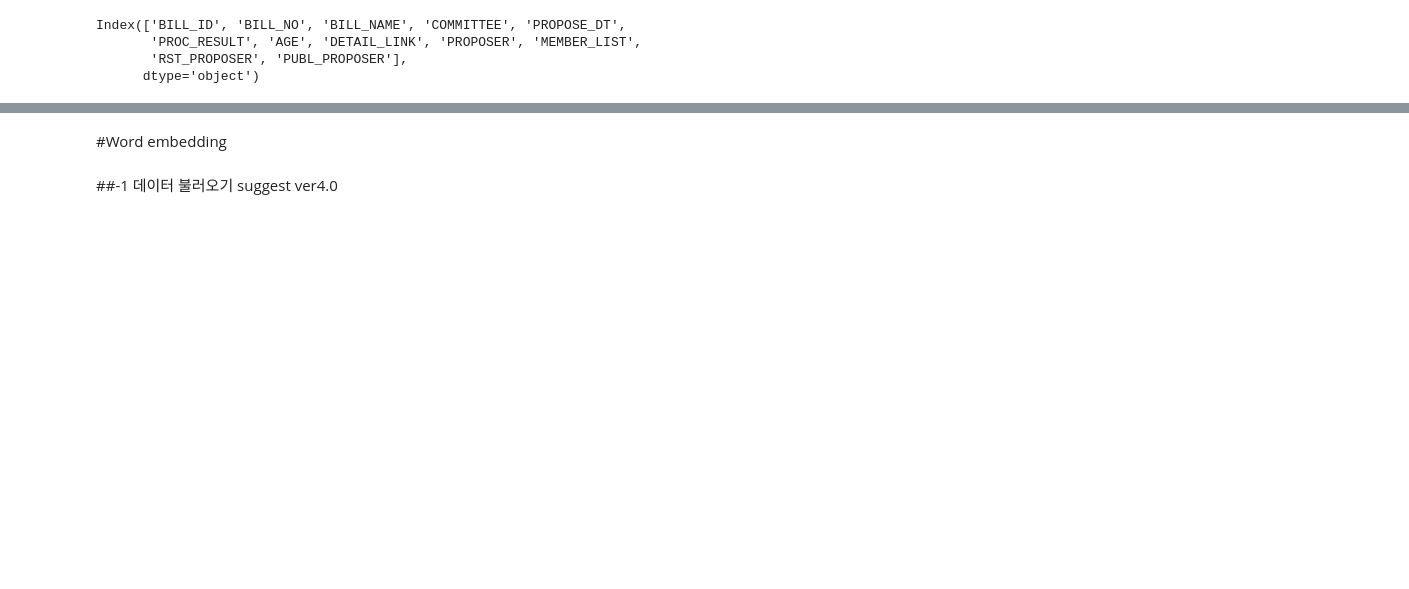
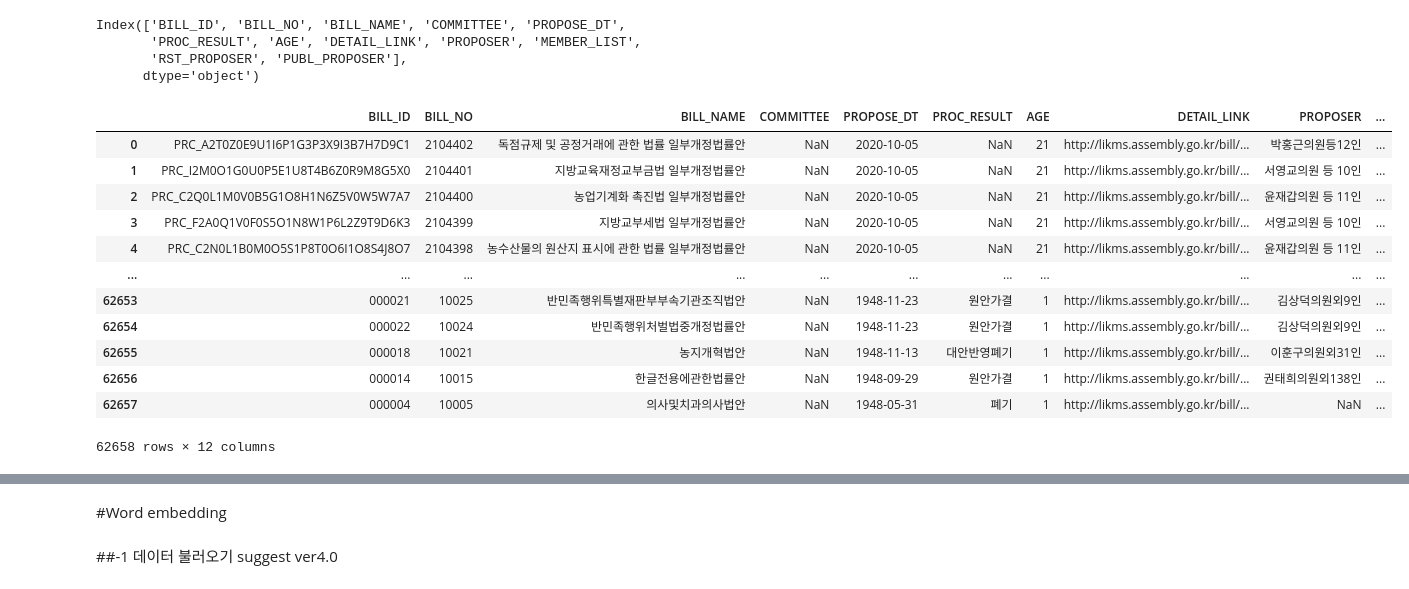
Before and after one commit to junyeonlee/Dacon_Competition, a Jupyter notebook: 20210310_국회입법1.ipynb, the cells around one changed output, grey strips where cells are left out. Cells and saved outputs as stored; diff of their text form; code cells hidden in the pictures; blank space fills up the shorter version.

```diff
--- a/20210310_국회입법1.ipynb
+++ b/20210310_국회입법1.ipynb
@@ -293,3 +382,19 @@ Index(['BILL_ID', 'BILL_NO', 'BILL_NAME', 'COMMITTEE', 'PROPOSE_DT',
        'PROC_RESULT', 'AGE', 'DETAIL_LINK', 'PROPOSER', 'MEMBER_LIST',
        'RST_PROPOSER', 'PUBL_PROPOSER'],
       dtype='object')
+# %%
+sug
+# %% [output]
+|  | BILL_ID | BILL_NO | BILL_NAME | COMMITTEE | PROPOSE_DT | PROC_RESULT | AGE | DETAIL_LINK | PROPOSER | ... |
+| 0 | PRC_A2T0Z0E9U1I6P1G3P3X9I3B7H7D9C1 | 2104402 | 독점규제 및 공정거래에 관한 법률 일부개정법률안 | NaN | 2020-10-05 | NaN | 21 | http://likms.assembly.go.kr/bill/... | 박홍근의원등12인 | ... |
+| 1 | PRC_I2M0O1G0U0P5E1U8T4B6Z0R9M8G5X0 | 2104401 | 지방교육재정교부금법 일부개정법률안 | NaN | 2020-10-05 | NaN | 21 | http://likms.assembly.go.kr/bill/... | 서영교의원 등 10인 | ... |
+| 2 | PRC_C2Q0L1M0V0B5G1O8H1N6Z5V0W5W7A7 | 2104400 | 농업기계화 촉진법 일부개정법률안 | NaN | 2020-10-05 | NaN | 21 | http://likms.assembly.go.kr/bill/... | 윤재갑의원 등 11인 | ... |
+| 3 | PRC_F2A0Q1V0F0S5O1N8W1P6L2Z9T9D6K3 | 2104399 | 지방교부세법 일부개정법률안 | NaN | 2020-10-05 | NaN | 21 | http://likms.assembly.go.kr/bill/... | 서영교의원 등 10인 | ... |
+| 4 | PRC_C2N0L1B0M0O5S1P8T0O6I1O8S4J8O7 | 2104398 | 농수산물의 원산지 표시에 관한 법률 일부개정법률안 | NaN | 2020-10-05 | NaN | 21 | http://likms.assembly.go.kr/bill/... | 윤재갑의원 등 11인 | ... |
+| ... | ... | ... | ... | ... | ... | ... | ... | ... | ... | ... |
+| 62653 | 000021 | 10025 | 반민족행위특별재판부부속기관조직법안 | NaN | 1948-11-23 | 원안가결 | 1 | http://likms.assembly.go.kr/bill/... | 김상덕의원외9인 | ... |
+| 62654 | 000022 | 10024 | 반민족행위처벌법중개정법률안 | NaN | 1948-11-23 | 원안가결 | 1 | http://likms.assembly.go.kr/bill/... | 김상덕의원외9인 | ... |
+| 62655 | 000018 | 10021 | 농지개혁법안 | NaN | 1948-11-13 | 대안반영폐기 | 1 | http://likms.assembly.go.kr/bill/... | 이훈구의원외31인 | ... |
+| 62656 | 000014 | 10015 | 한글전용에관한법률안 | NaN | 1948-09-29 | 원안가결 | 1 | http://likms.assembly.go.kr/bill/... | 권태희의원외138인 | ... |
+| 62657 | 000004 | 10005 | 의사및치과의사법안 | NaN | 1948-05-31 | 폐기 | 1 | http://likms.assembly.go.kr/bill/... | NaN | ... |
+62658 rows × 12 columns
```
Also changed, not shown: parts of 28 cells of this notebook.
